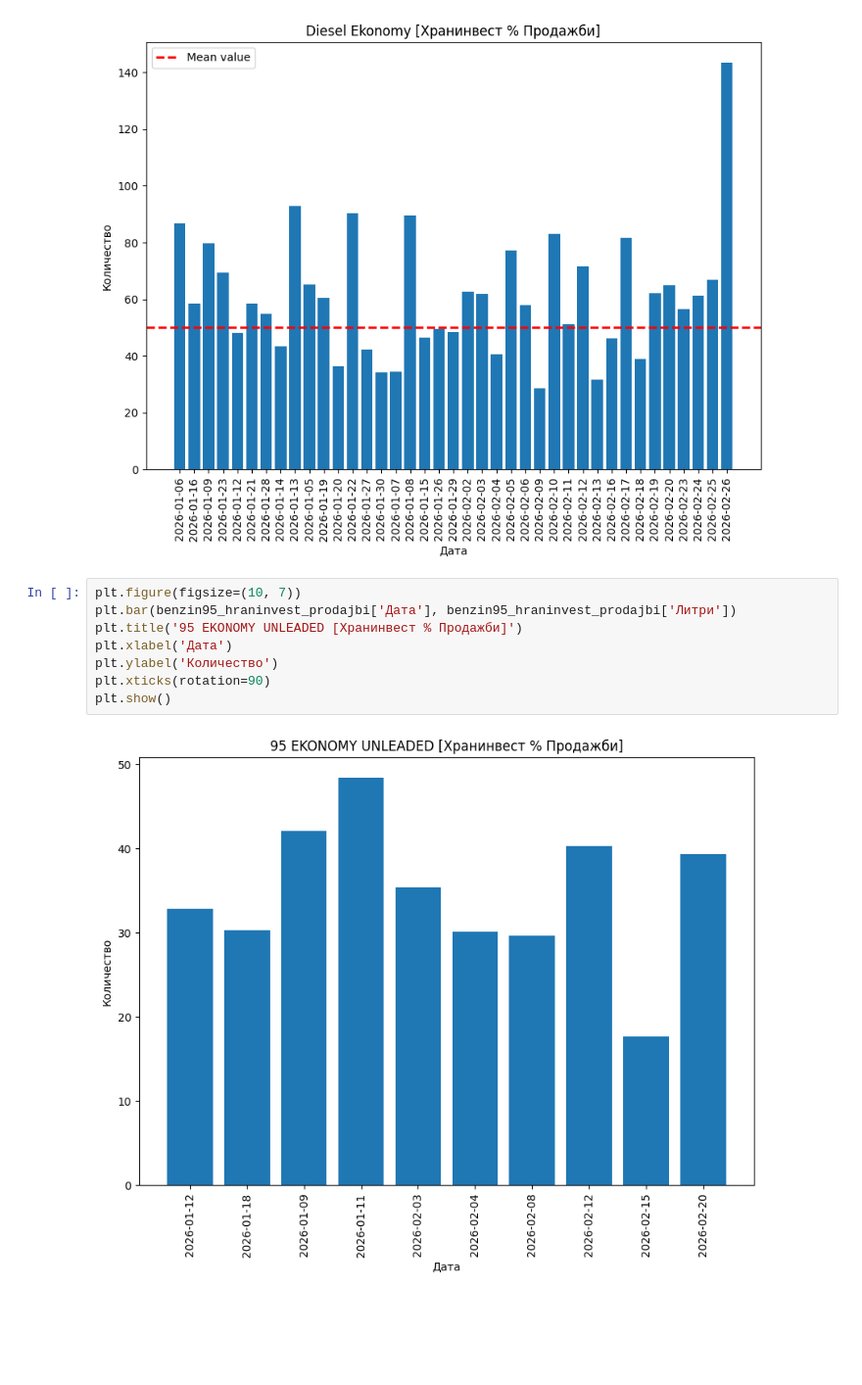
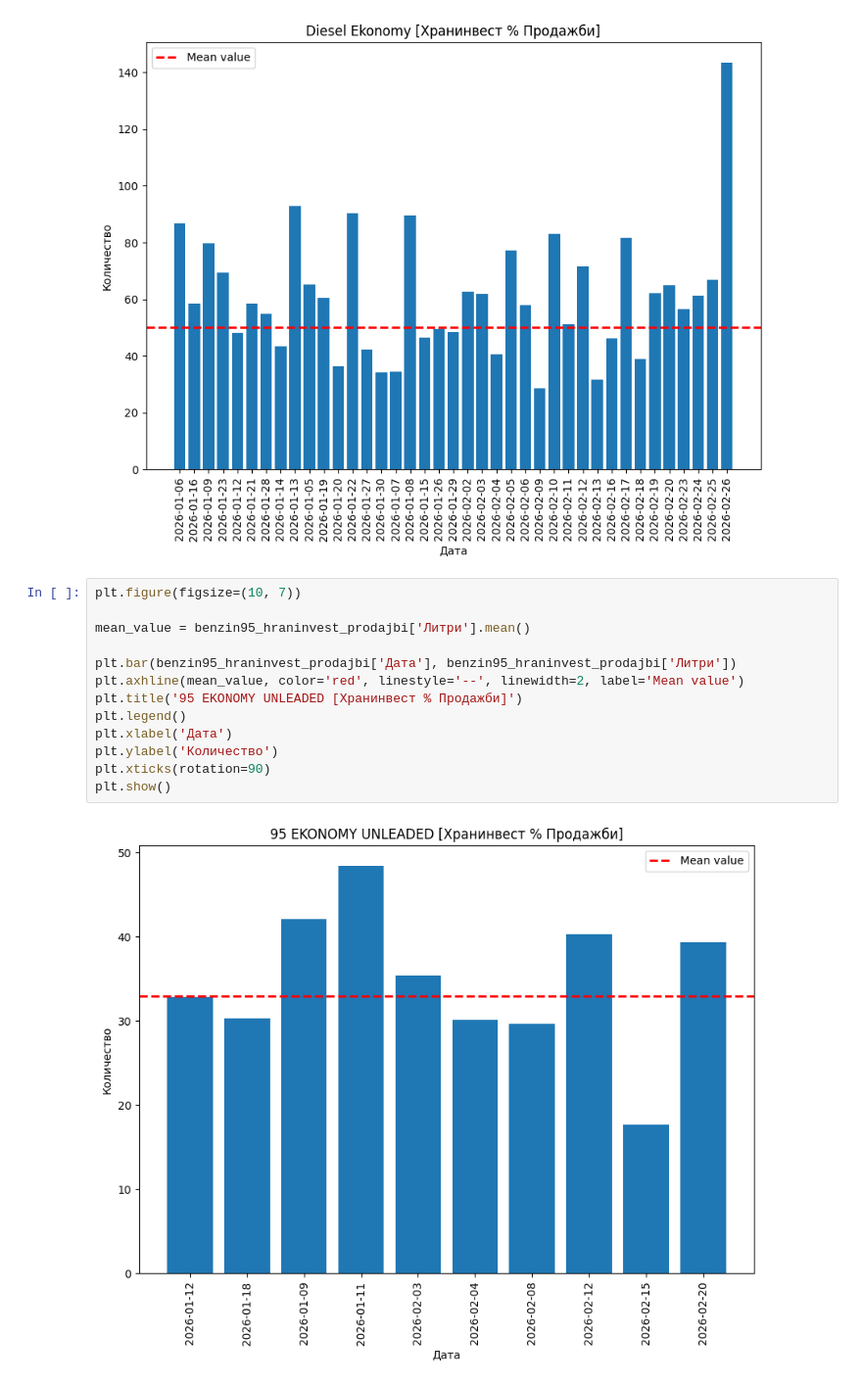
Before and after one commit to plamensve/eko_analysis, a Jupyter notebook: eda.ipynb, the cells around one changed output. Shown at 98% size. Drawn from its saved outputs; the diff is of its cells as text; blank space fills up the shorter version.

```diff
--- a/eda.ipynb
+++ b/eda.ipynb
@@ -87,11 +87,16 @@ plt.show()
 [figure]
 # %%
 plt.figure(figsize=(10, 7))
+
+mean_value = benzin95_hraninvest_prodajbi['Литри'].mean()
+
 plt.bar(benzin95_hraninvest_prodajbi['Дата'], benzin95_hraninvest_prodajbi['Литри'])
+plt.axhline(mean_value, color='red', linestyle='--', linewidth=2, label='Mean value')
 plt.title('95 EKONOMY UNLEADED [Хранинвест % Продажби]')
+plt.legend()
 plt.xlabel('Дата')
 plt.ylabel('Количество')
 plt.xticks(rotation=90)
 plt.show()
 # %% [output]
-[figure, old version]
+[figure, new version]
```
Also changed, not shown: parts of 4 cells of this notebook, 1 other file.
